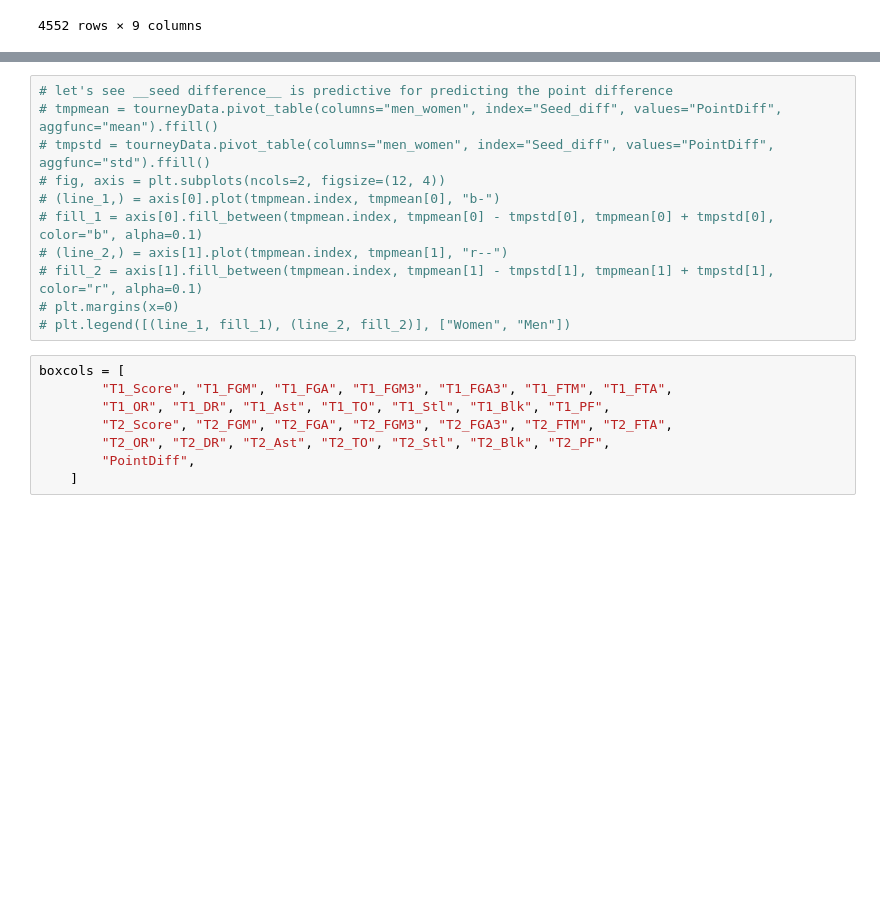
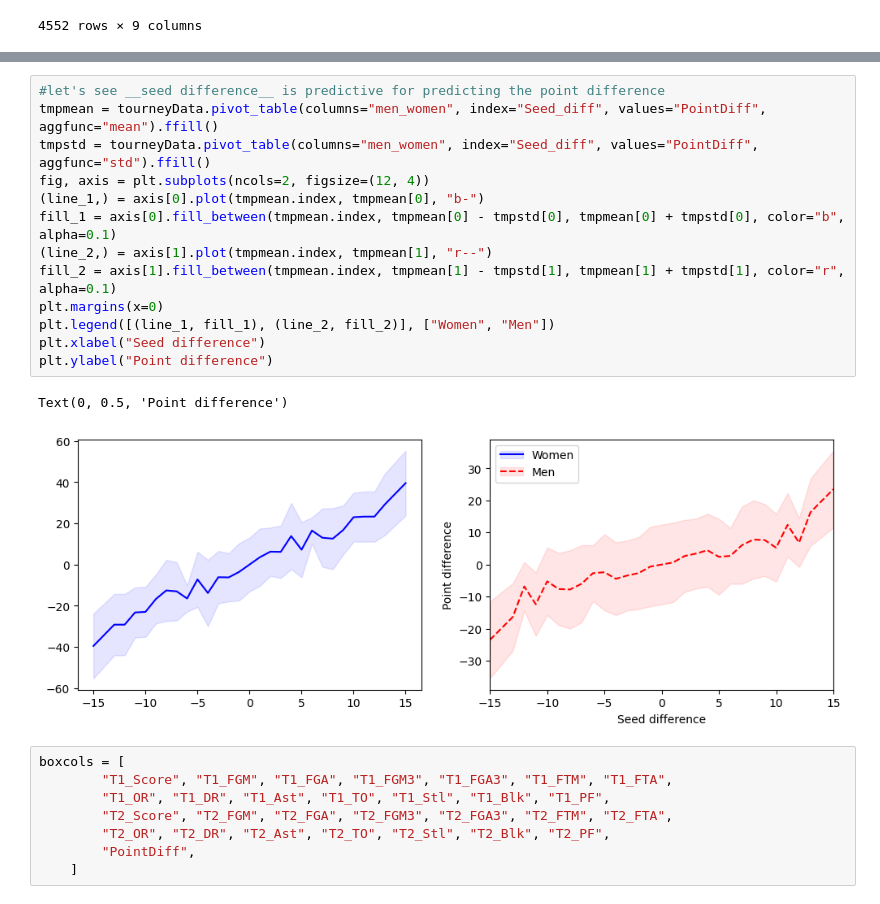
Before and after one commit to DavidFelipeAriza04/Systems-Analysis-and-Design, a Jupyter notebook: Workshops/Workshop_3_simulation/Proyect/src/Feature_Engineering.ipynb, the cells around one changed output, grey strips where cells are left out. Drawn from its saved outputs; the diff is of its cells as text; blank space fills up the shorter version.

```diff
--- a/Workshops/Workshop_3_simulation/Proyect/src/Feature_Engineering.ipynb
+++ b/Workshops/Workshop_3_simulation/Proyect/src/Feature_Engineering.ipynb
@@ -188,14 +193,19 @@ tourneyData
 # %%
-# let's see __seed difference__ is predictive for predicting the point difference
-# tmpmean = tourneyData.pivot_table(columns="men_women", index="Seed_diff", values="PointDiff", aggfunc="mean").ffill()
-# tmpstd = tourneyData.pivot_table(columns="men_women", index="Seed_diff", values="PointDiff", aggfunc="std").ffill()
-# fig, axis = plt.subplots(ncols=2, figsize=(12, 4))
-# (line_1,) = axis[0].plot(tmpmean.index, tmpmean[0], "b-")
-# fill_1 = axis[0].fill_between(tmpmean.index, tmpmean[0] - tmpstd[0], tmpmean[0] + tmpstd[0], color="b", alpha=0.1)
-# (line_2,) = axis[1].plot(tmpmean.index, tmpmean[1], "r--")
-# fill_2 = axis[1].fill_between(tmpmean.index, tmpmean[1] - tmpstd[1], tmpmean[1] + tmpstd[1], color="r", alpha=0.1)
-# plt.margins(x=0)
-# plt.legend([(line_1, fill_1), (line_2, fill_2)], ["Women", "Men"])
+#let's see __seed difference__ is predictive for predicting the point difference
+tmpmean = tourneyData.pivot_table(columns="men_women", index="Seed_diff", values="PointDiff", aggfunc="mean").ffill()
+tmpstd = tourneyData.pivot_table(columns="men_women", index="Seed_diff", values="PointDiff", aggfunc="std").ffill()
+fig, axis = plt.subplots(ncols=2, figsize=(12, 4))
+(line_1,) = axis[0].plot(tmpmean.index, tmpmean[0], "b-")
+fill_1 = axis[0].fill_between(tmpmean.index, tmpmean[0] - tmpstd[0], tmpmean[0] + tmpstd[0], color="b", alpha=0.1)
+(line_2,) = axis[1].plot(tmpmean.index, tmpmean[1], "r--")
+fill_2 = axis[1].fill_between(tmpmean.index, tmpmean[1] - tmpstd[1], tmpmean[1] + tmpstd[1], color="r", alpha=0.1)
+plt.margins(x=0)
+plt.legend([(line_1, fill_1), (line_2, fill_2)], ["Women", "Men"])
+plt.xlabel("Seed difference")
+plt.ylabel("Point difference")
+# %% [output]
+Text(0, 0.5, 'Point difference')
+[figure, added]
 # %%
 boxcols = [
         "T1_Score", "T1_FGM", "T1_FGA", "T1_FGM3", "T1_FGA3", "T1_FTM", "T1_FTA",
```
Also changed, not shown: parts of 2 cells of this notebook, 5 other files.
